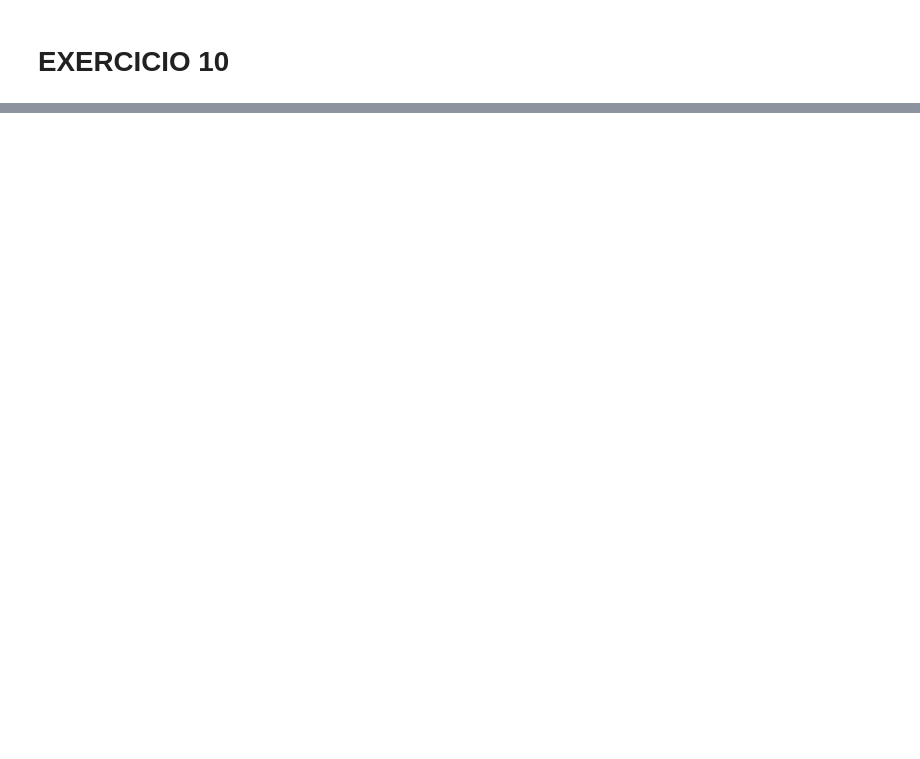
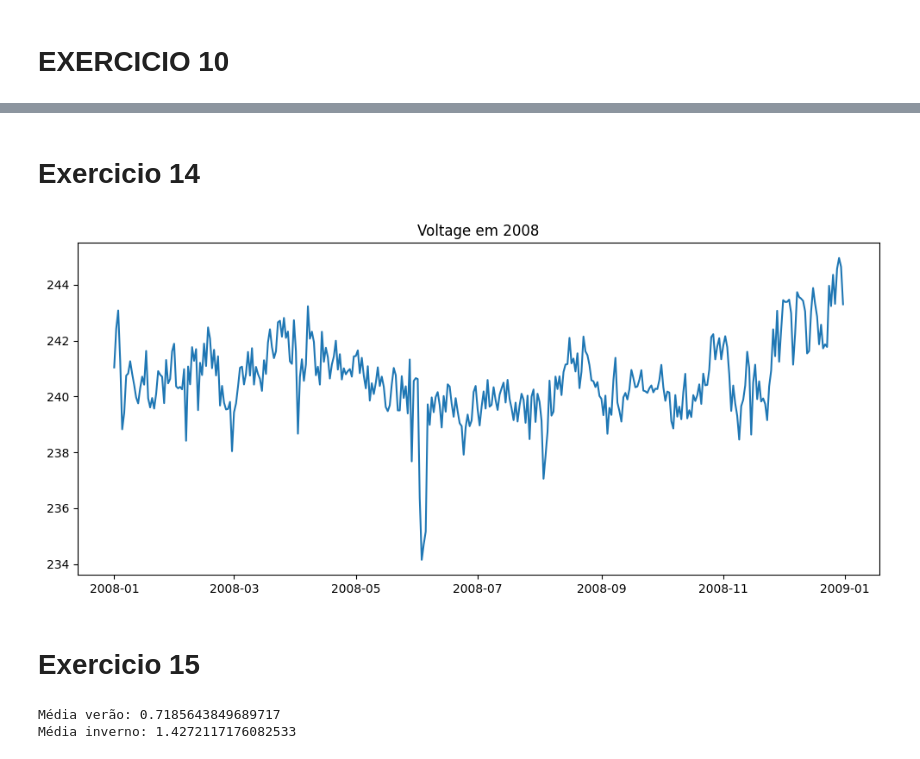
Before and after one commit to caiohc28/cp4-ia, a Jupyter notebook: cp4.ipynb, the cells around one changed output, grey strips where cells are left out. Saved outputs shown, nothing was run; the diff lists cells and outputs as text; code cells hidden in the pictures; blank space fills up the shorter version.

Commit message:
Exercicios resolvidos

```diff
--- a/cp4.ipynb
+++ b/cp4.ipynb
@@ -36,2 +143,6 @@ print(df.head(10))
 # %% [markdown]
 # **EXERCICIO 8**
+# %%
+df["YearMonth"] = df["Date"].dt.to_period("M")
+media_mes = df.groupby("YearMonth")["Global_active_power"].mean()
+print(media_mes.head())
@@ -40,2 +165,6 @@ print(df.head(10))
 # %% [markdown]
 # **EXERCICIO 10**
+# %%
+df["Weekend"] = df["Day_of_week"].isin(["Saturday","Sunday"])
+media_semana = df.groupby("Weekend")["Global_active_power"].mean()
+print(media_semana)
@@ -41,0 +194,2 @@ print(df.head(10))
+# %%
+df["Total_Sub_metering"] = df["Sub_metering_1"] + df["Sub_metering_2"] + df["Sub_metering_3"]
@@ -41,0 +198,5 @@ print(df.head(10))
+# %%
+media_global = df["Global_active_power"].mean()
+df["YearMonth"] = df["Date"].dt.to_period("M")
+comparacao = df.groupby("YearMonth")["Total_Sub_metering"].mean() > media_global
+print(comparacao[comparacao])
@@ -41,0 +221,21 @@ print(df.head(10))
+# %% [markdown]
+# **Exercicio 14**
+# %%
+df_2008 = df[df["Date"].dt.year == 2008]
+plt.figure(figsize=(12,5))
+plt.plot(df_2008.groupby("Date")["Voltage"].mean())
+plt.title("Voltage em 2008")
+plt.show()
+# %% [output]
+[figure, added]
+# %% [markdown]
+# **Exercicio 15**
+# %%
+df["Month"] = df["Date"].dt.month
+verao = df[df["Month"].isin([6,7,8])]
+inverno = df[df["Month"].isin([12,1,2])]
+print("Média verão:", verao["Global_active_power"].mean())
+print("Média inverno:", inverno["Global_active_power"].mean())
+# %% [output]
+Média verão: 0.7185643849689717
+Média inverno: 1.4272117176082533
```
Also changed, not shown: parts of 80 cells of this notebook.
